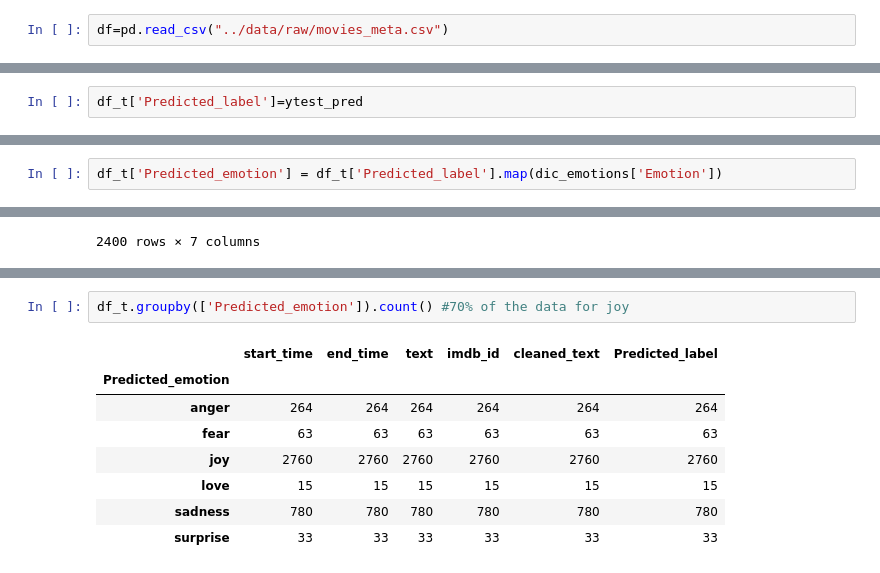
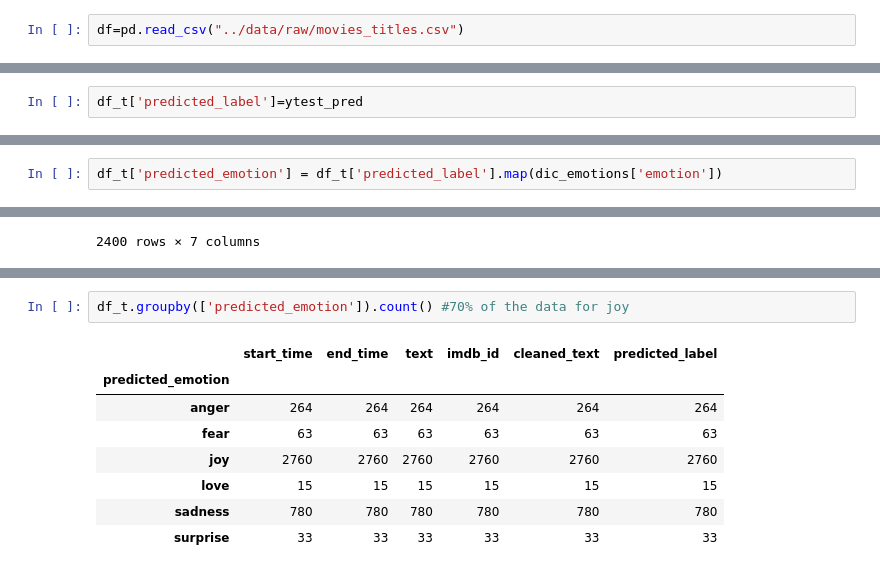
Before and after one commit to SingarajuP/SharpestMinds_Project, a Jupyter notebook: notebooks/movie_subtitles_results.ipynb, the cells around one changed output, grey strips where cells are left out. Saved outputs shown, nothing was run; the diff lists cells and outputs as text.

```diff
--- a/notebooks/movie_subtitles_results.ipynb
+++ b/notebooks/movie_subtitles_results.ipynb
@@ -4,7 +4,7 @@ import numpy as np
 import re
 from string import punctuation
 # %%
-df=pd.read_csv("../data/raw/movies_meta.csv")
+df=pd.read_csv("../data/raw/movies_titles.csv")
 # %%
 df.head()
 # %% [output]
@@ -178,7 +175,7 @@ ytest_pred
 # %% [output]
 array([1, 1, 1, ..., 4, 1, 1])
 # %%
-df_t['Predicted_label']=ytest_pred
+df_t['predicted_label']=ytest_pred
 # %% [output]
 A value is trying to be set on a copy of a slice from a DataFrame.
 Try using .loc[row_indexer,col_indexer] = value instead
@@ -233,5 +230,5 @@ Name: Emotion, dtype: object
 # %%
-df_t['Predicted_emotion'] = df_t['Predicted_label'].map(dic_emotions['Emotion'])
+df_t['predicted_emotion'] = df_t['predicted_label'].map(dic_emotions['emotion'])
 # %% [output]
 A value is trying to be set on a copy of a slice from a DataFrame.
 Try using .loc[row_indexer,col_indexer] = value instead
@@ -309,10 +306,10 @@ df_t #Harry potter 1
 | 3259950 | 9034.881 | 9040.879 | Subtitles by Your Friend, awaqeded. | tt0241527 | subtitles your friend awaqeded | 1 | joy |
 3915 rows × 7 columns
 # %%
-df_t.groupby(['Predicted_emotion']).count() #70% of the data for joy
+df_t.groupby(['predicted_emotion']).count() #70% of the data for joy
 # %% [output]
-|  | start_time | end_time | text | imdb_id | cleaned_text | Predicted_label |
-| Predicted_emotion |  |  |  |  |  |  |
+|  | start_time | end_time | text | imdb_id | cleaned_text | predicted_label |
+| predicted_emotion |  |  |  |  |  |  |
 | anger | 264 | 264 | 264 | 264 | 264 | 264 |
 | fear | 63 | 63 | 63 | 63 | 63 | 63 |
 | joy | 2760 | 2760 | 2760 | 2760 | 2760 | 2760 |
```
Also changed, not shown: parts of 12 cells of this notebook, 9 other files.
